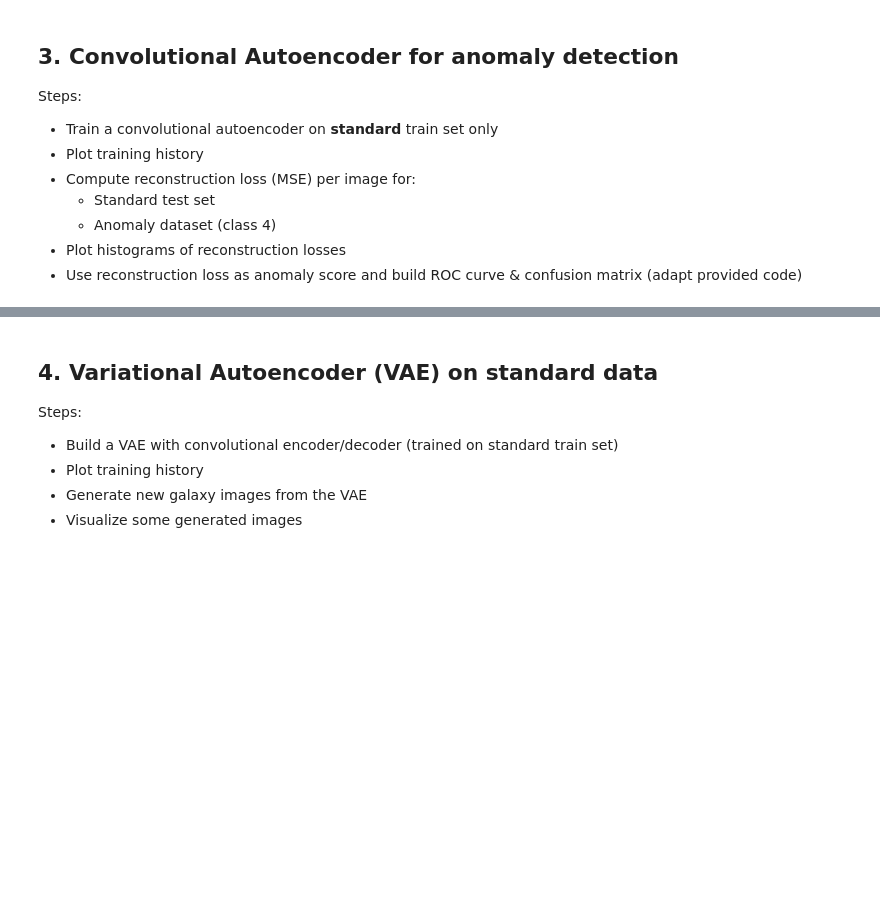
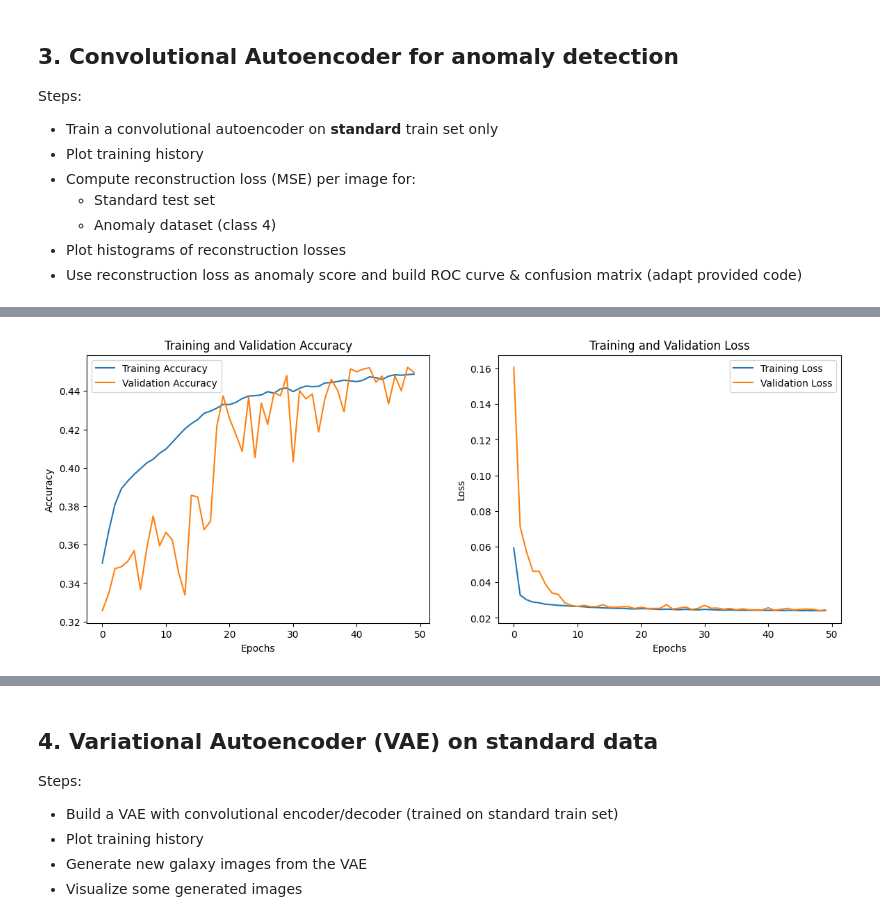
Before and after one commit to budermike/intro_applied_dl_phy_466, a Jupyter notebook: ExamAssignment.ipynb, the cells around one changed output, grey strips where cells are left out. Drawn from its saved outputs; the diff is of its cells as text; code cells hidden in the pictures; blank space fills up the shorter version.

```diff
--- a/ExamAssignment.ipynb
+++ b/ExamAssignment.ipynb
@@ -390,0 +519,9 @@ Steps:
+# %%
+# Train model
+autoencoder_fit = autoencoder_model.fit(
+    X_train_std,
+    X_train_std,
+    epochs=50,
+    batch_size=128,
+    validation_data=(X_val_std, X_val_std)
+    )
@@ -390,0 +546,5 @@ Steps:
+# %%
+# plot training history
+plot_training_history(autoencoder_fit)
+# %% [output]
+[figure, added]
```
Also changed, not shown: parts of 17 cells of this notebook.
